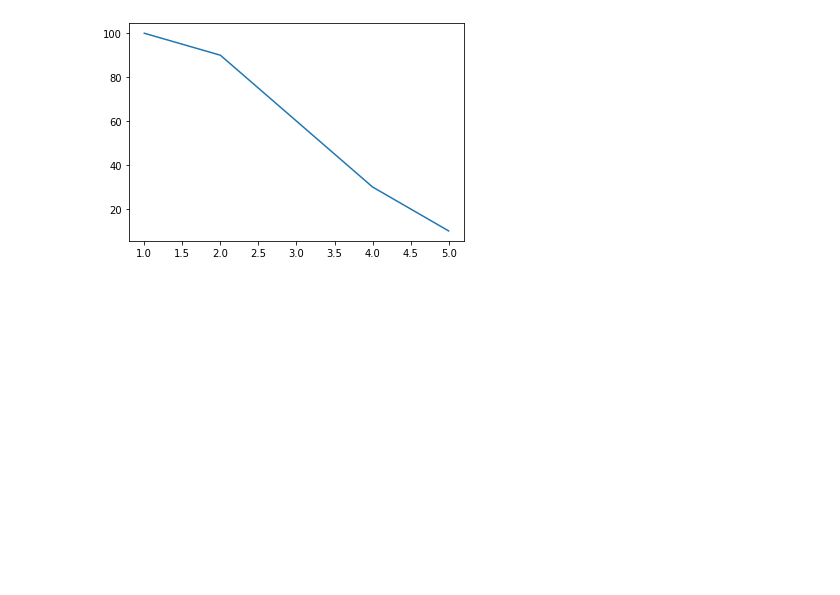
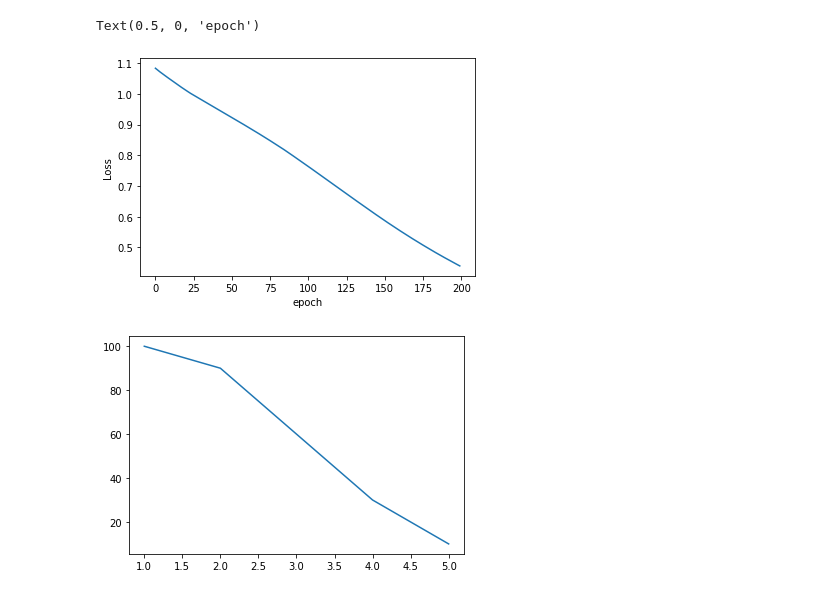
Before and after one commit to eriksali/DNN_2023_DL, a Jupyter notebook: a2_autograd.ipynb, the cells around one changed output. Saved outputs shown, nothing was run; the diff lists cells and outputs as text; code cells hidden in the pictures; blank space fills up the shorter version.

```diff
--- a/a2_autograd.ipynb
+++ b/a2_autograd.ipynb
@@ -67,7 +67,7 @@ for epoch in range(epochs):
         optimizer.zero_grad()
         loss.backward()
         optimizer.step()
-    losses.append(loss)
+    losses.append(loss.detach().numpy())
     if epoch % 10 == 0:
         print(f'epoch: {epoch},  loss: {loss.item():10.8f}')
 
@@ -92,3 +92,4 @@ plt.plot(range(epochs), losses)
 #plt.plot(losses)
 plt.ylabel('Loss')
 plt.xlabel('epoch')
+# %% [output]
@@ -95,3 +113,5 @@ plt.xlabel('epoch')
+Text(0.5, 0, 'epoch')
+[figure, added]
 # %%
 import matplotlib.pyplot as plt
 
```
Also changed, not shown: parts of 3 cells of this notebook.
